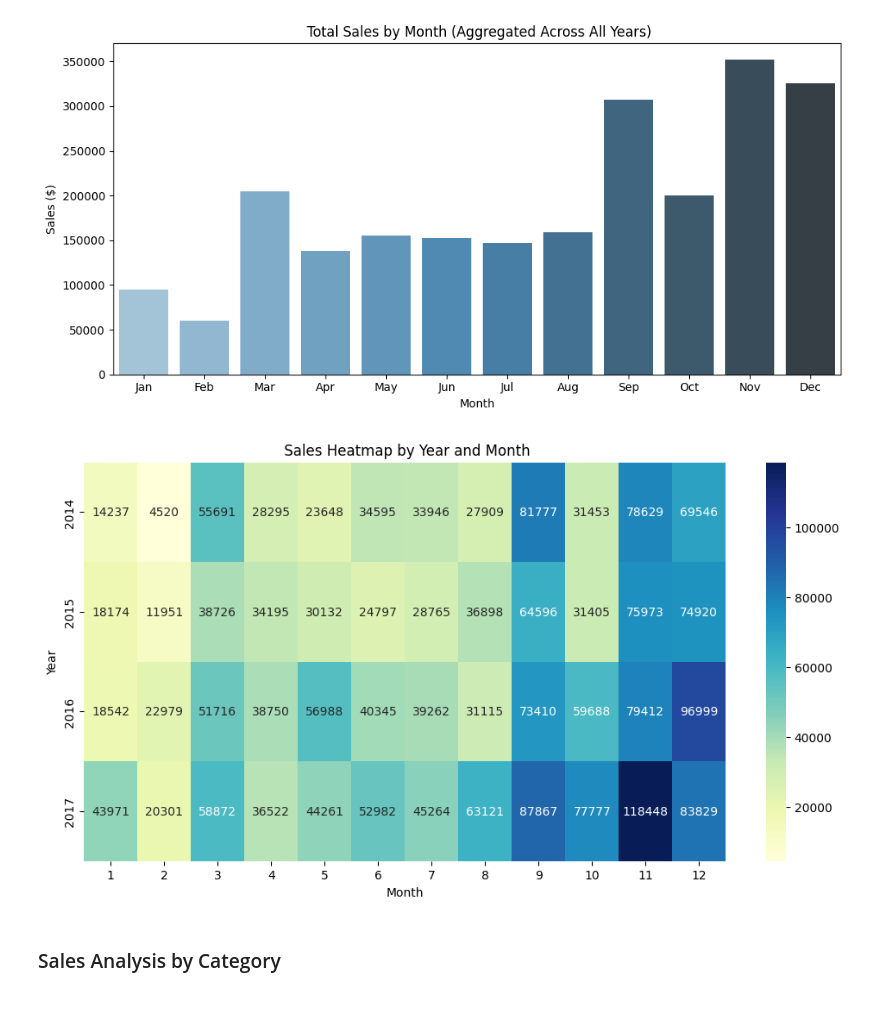
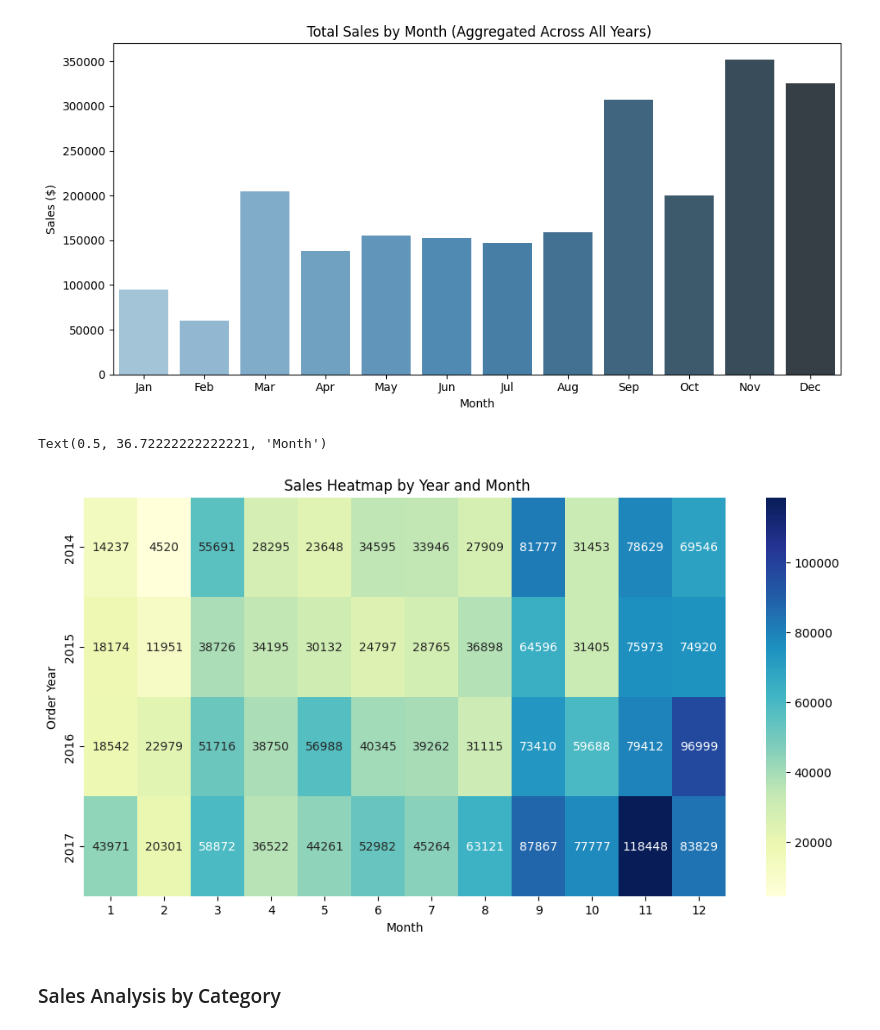
Before and after one commit to hoangnguyenbao079/superstore-analysis, a Jupyter notebook: e commerce sales.ipynb, the cells around one changed output. Cells and saved outputs as stored; diff of their text form; code cells hidden in the pictures.

```diff
--- a/e commerce sales.ipynb
+++ b/e commerce sales.ipynb
@@ -177,16 +177,15 @@ Passing `palette` without assigning `hue` is deprecated and will be removed in v
 # %%
 # Pivot Table to Create Sales by Month & Year
 heatmap_data = data.pivot_table(index='Order Year', columns='Order Month', values='Sales', aggfunc='sum')
 
 # Create Heatmap Chart
 plt.figure(figsize=(12, 6))
 sns.heatmap(heatmap_data, annot=True, fmt=".0f", cmap="YlGnBu")
 plt.title(' Sales Heatmap by Year and Month')
 plt.xlabel('Month')
-plt.ylabel('Year')
-plt.show()
 # %% [output]
+Text(0.5, 36.72222222222221, 'Month')
-[figure, old version]
+[figure, new version]
 # %% [markdown]
 ### Sales Analysis by Category
 # %%
```
